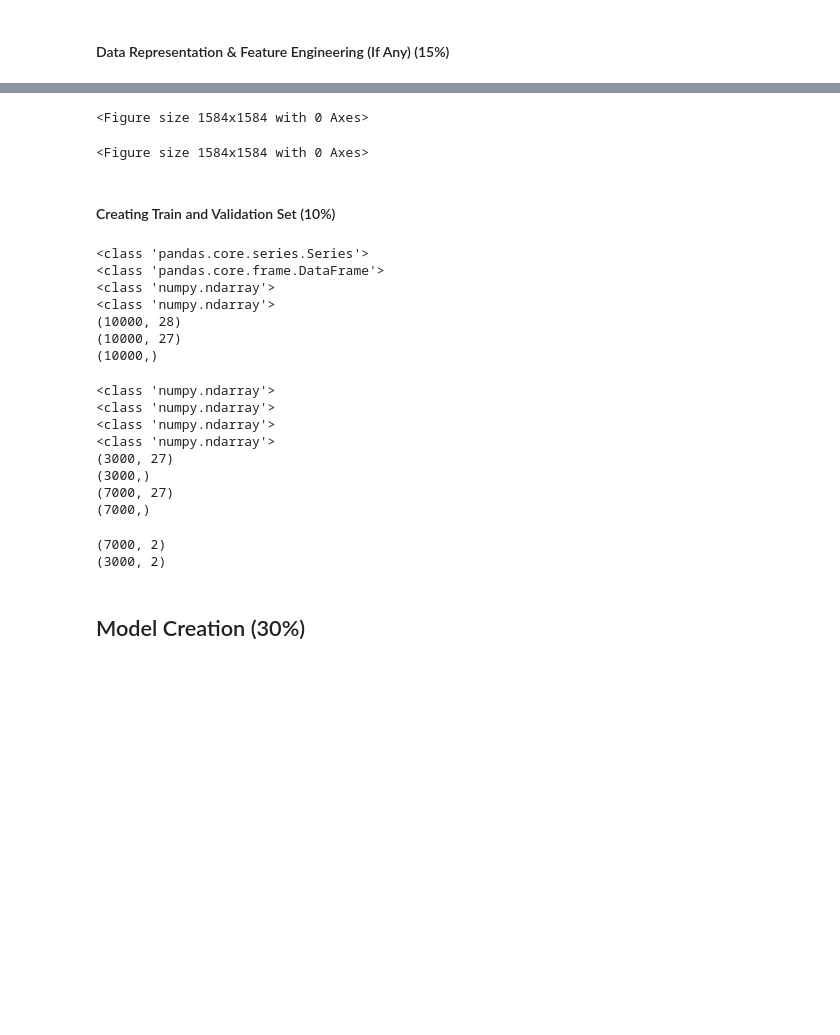
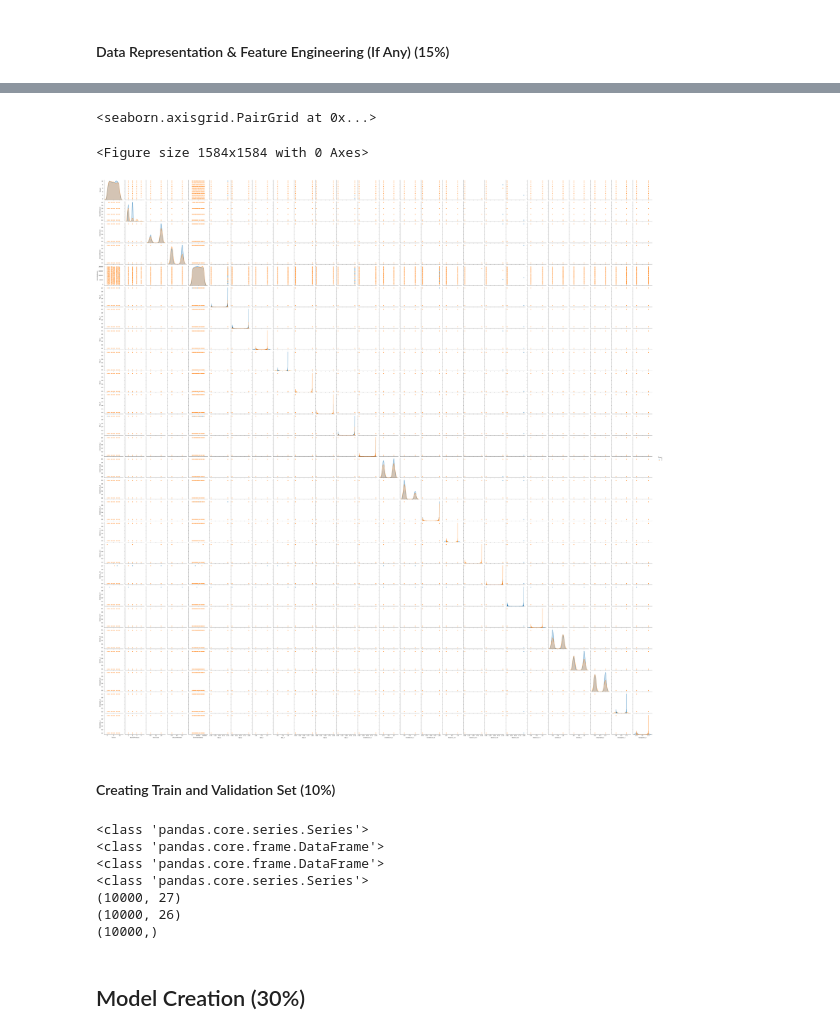
Before and after one commit to GreatLearningAIML1/bangalore-aug19-batch-Kishoresatya, a Jupyter notebook: R6-Project-ChurnMgmt-KS.ipynb, the cells around one changed output, grey strips where cells are left out. Drawn from its saved outputs; the diff is of its cells as text; code cells hidden in the pictures; blank space fills up the shorter version.

```diff
--- a/R6-Project-ChurnMgmt-KS.ipynb
+++ b/R6-Project-ChurnMgmt-KS.ipynb
@@ -300,10 +270,11 @@ bank_cust_demo_corr = bank_cust_demo.corr()
 # %%
 
 mplot.figure(figsize=(22 , 22))
-#sns.pairplot(data=bank_cust_demo, diag_kind = 'kde', hue ="Exited")
+sns.pairplot(data=bank_cust_demo, diag_kind = 'kde', hue ="Exited")
 # %% [output]
-<Figure size 1584x1584 with 0 Axes>
+<seaborn.axisgrid.PairGrid at 0x...>
 <Figure size 1584x1584 with 0 Axes>
+[figure, added]
 # %%
 from imblearn.over_sampling import SMOTE
 from imblearn.under_sampling import NearMiss
@@ -317,40 +288,32 @@ X_ML = bank_cust_demo.drop(columns = ['Exited'])
 print(type(y_ML))
 print(type(X_ML))
 
+X = X_ML
+y = y_ML
 # Converting to array for neural net consumption.
-
-X = np.array(X_ML)
-y = np.array(y_ML)
+#X = np.array(X_ML)
+#y = np.array(y_ML)
 
 print(type(X))
 print(type(y))
-
 print(bank_cust_demo.shape)
 print(X.shape)
 print(y.shape)
 # %% [output]
 <class 'pandas.core.series.Series'>
 <class 'pandas.core.frame.DataFrame'>
-<class 'numpy.ndarray'>
-<class 'numpy.ndarray'>
-(10000, 28)
+<class 'pandas.core.frame.DataFrame'>
+<class 'pandas.core.series.Series'>
 (10000, 27)
+(10000, 26)
 (10000,)
 # %%
 # X_train, X_test, y_train, y_test = train_test_split(X, y, test_size=.2, random_state=1)
 
-X_train_ML , X_test_ML , y_train_ML,   y_test_ML  = train_test_split(X_ML, y_ML, test_size=0.30, random_state=0)
+X_train_ML , X_test_ML , y_train_ML,   y_test_ML  = train_test_split(X_ML, y_ML, test_size=0.50, random_state=0)
 X_train, X_test, y_train, y_test = train_test_split(X, y, test_size=0.30, random_state=0)
 
-print(type(X_test))
-print(type(y_test))
-print(type(X_train))
-print(type(y_train))
-
-print(X_test.shape)
-print(y_test.shape)
-print(X_train.shape)
-print(y_train.shape)
+# SMOTE data for handling Target data imbalance.
 
 #smt = SMOTE()
 #X_train, y_train = smt.fit_sample(X_train, y_train)
@@ -359,26 +322,11 @@ print(y_train.shape)
 #smt = SMOTE()
 #X_train_ML, y_train_ML = smt.fit_sample(X_train_ML, y_train_ML)
 #print(y_train)
-# %% [output]
-<class 'numpy.ndarray'>
-<class 'numpy.ndarray'>
-<class 'numpy.ndarray'>
-<class 'numpy.ndarray'>
-(3000, 27)
-(3000,)
-(7000, 27)
-(7000,)
 # %%
 from keras.utils import to_categorical
 
 y_train = to_categorical(y_train, num_classes = 2 )
 y_test = to_categorical(y_test, num_classes = 2 )
-
-print(y_train.shape)
-print(y_test.shape)
-# %% [output]
-(7000, 2)
-(3000, 2)
 # %%
 # Import `StandardScaler` from `sklearn.preprocessing`
 from sklearn.preprocessing import StandardScaler
```
Also changed, not shown: parts of 23 cells of this notebook.
